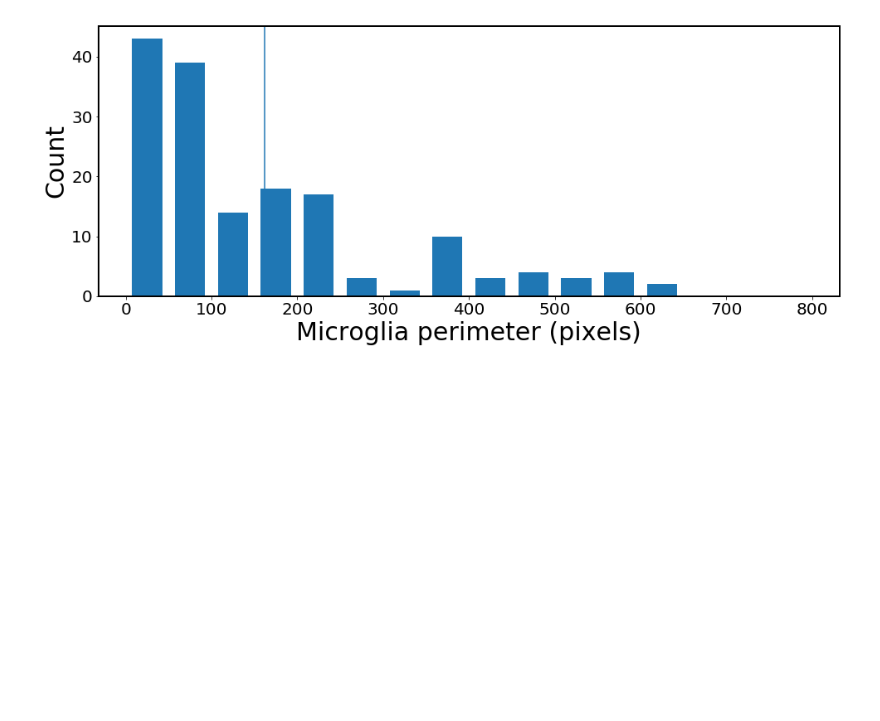
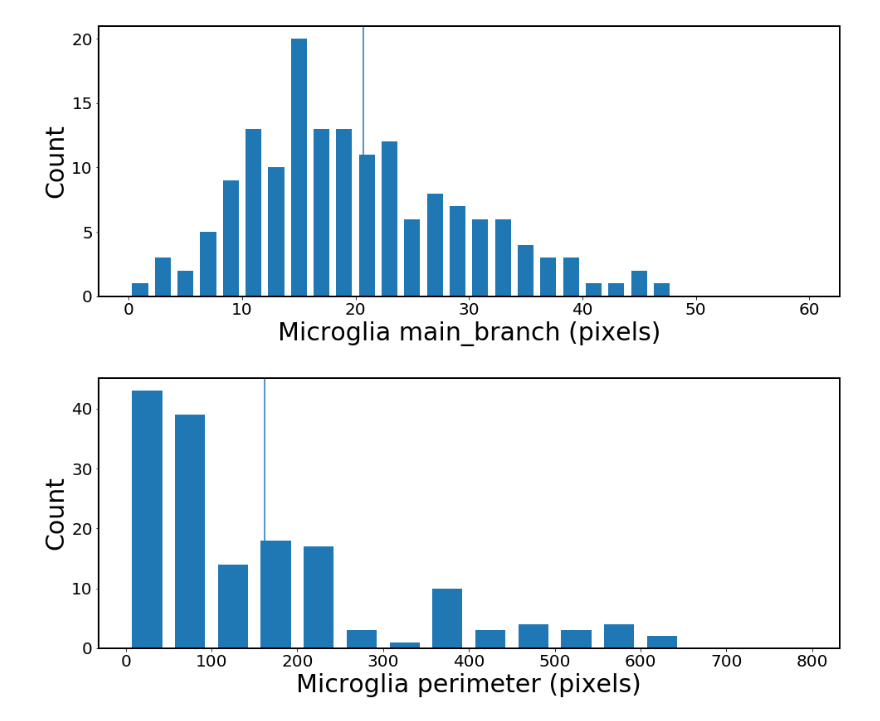
Before and after one commit to dash2927/diff_register, a Jupyter notebook: notebooks/04_20_18_visualization_features.ipynb, the cells around one changed output. Cells and saved outputs as stored; diff of their text form; code cells hidden in the pictures; blank space fills up the shorter version.

```diff
--- a/notebooks/04_20_18_visualization_features.ipynb
+++ b/notebooks/04_20_18_visualization_features.ipynb
@@ -121,3 +151,7 @@ def features_hist(features, feature, bin_size=100, bin_range=5000):
+# %%
+features_hist(features, 'main_branch', bin_size=2, bin_range=60)
+# %% [output]
+[figure, added]
 # %%
 features_hist(features, 'perimeter', bin_size=50, bin_range=800)
 # %% [output]
```
Also changed, not shown: parts of 8 cells of this notebook, 1 other file.
